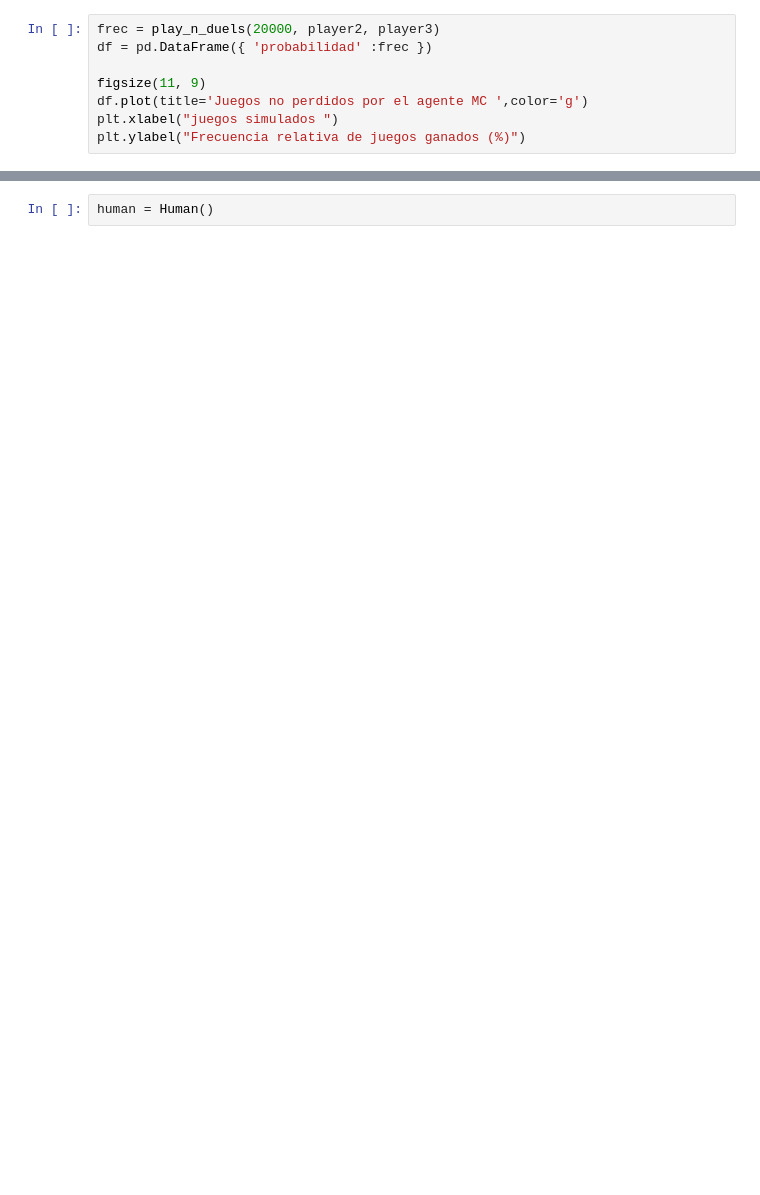
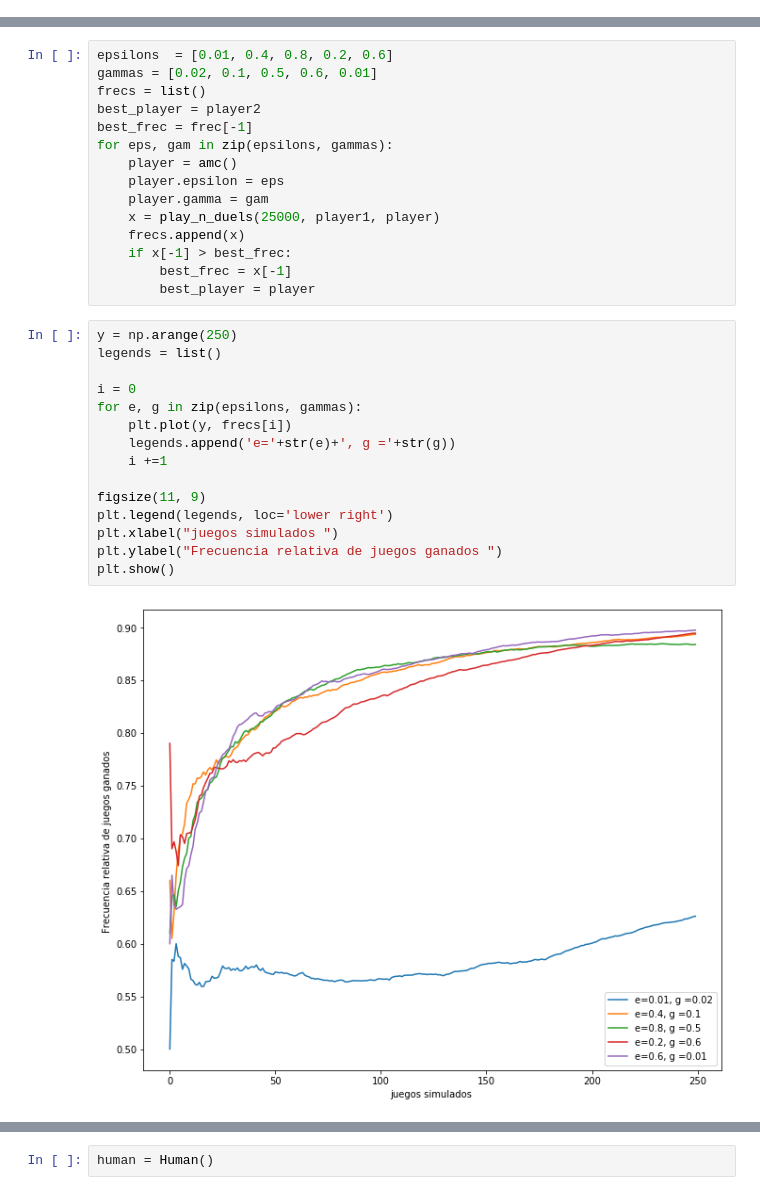
Before and after one commit to sergfer26/Reinforcement-Learning, a Jupyter notebook: MonteCarloTests.ipynb, the cells around one changed output, grey strips where cells are left out. Cells and saved outputs as stored; diff of their text form; blank space fills up the shorter version.

```diff
--- a/MonteCarloTests.ipynb
+++ b/MonteCarloTests.ipynb
@@ -33,8 +33,0 @@ player3 = atql()
-# %%
-frec = play_n_duels(20000, player2, player3)
-df = pd.DataFrame({ 'probabilidad' :frec })
-
-figsize(11, 9)
-df.plot(title='Juegos no perdidos por el agente MC ',color='g')
-plt.xlabel("juegos simulados ")
-plt.ylabel("Frecuencia relativa de juegos ganados (%)")
@@ -49,0 +38,32 @@ len(vals)
+# %%
+epsilons  = [0.01, 0.4, 0.8, 0.2, 0.6]
+gammas = [0.02, 0.1, 0.5, 0.6, 0.01]
+frecs = list()
+best_player = player2
+best_frec = frec[-1]
+for eps, gam in zip(epsilons, gammas):
+    player = amc()
+    player.epsilon = eps
+    player.gamma = gam
+    x = play_n_duels(25000, player1, player)
+    frecs.append(x)
+    if x[-1] > best_frec:
+        best_frec = x[-1]
+        best_player = player
+# %%
+y = np.arange(250)
+legends = list()
+
+i = 0
+for e, g in zip(epsilons, gammas):
+    plt.plot(y, frecs[i])
+    legends.append('e='+str(e)+', g ='+str(g))
+    i +=1
+
+figsize(11, 9)
+plt.legend(legends, loc='lower right')
+plt.xlabel("juegos simulados ")
+plt.ylabel("Frecuencia relativa de juegos ganados ")
+plt.show()
+# %% [output]
+[figure, added]
```
Also changed, not shown: parts of 27 cells of this notebook.
